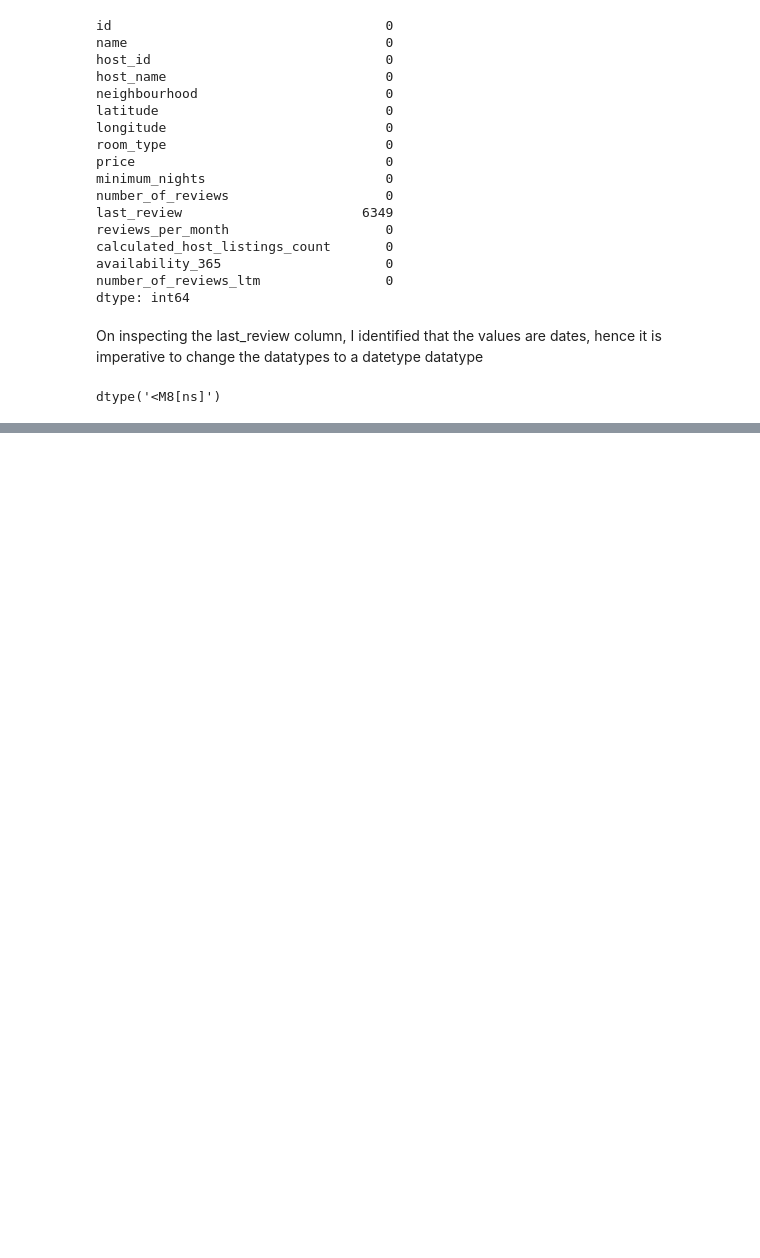
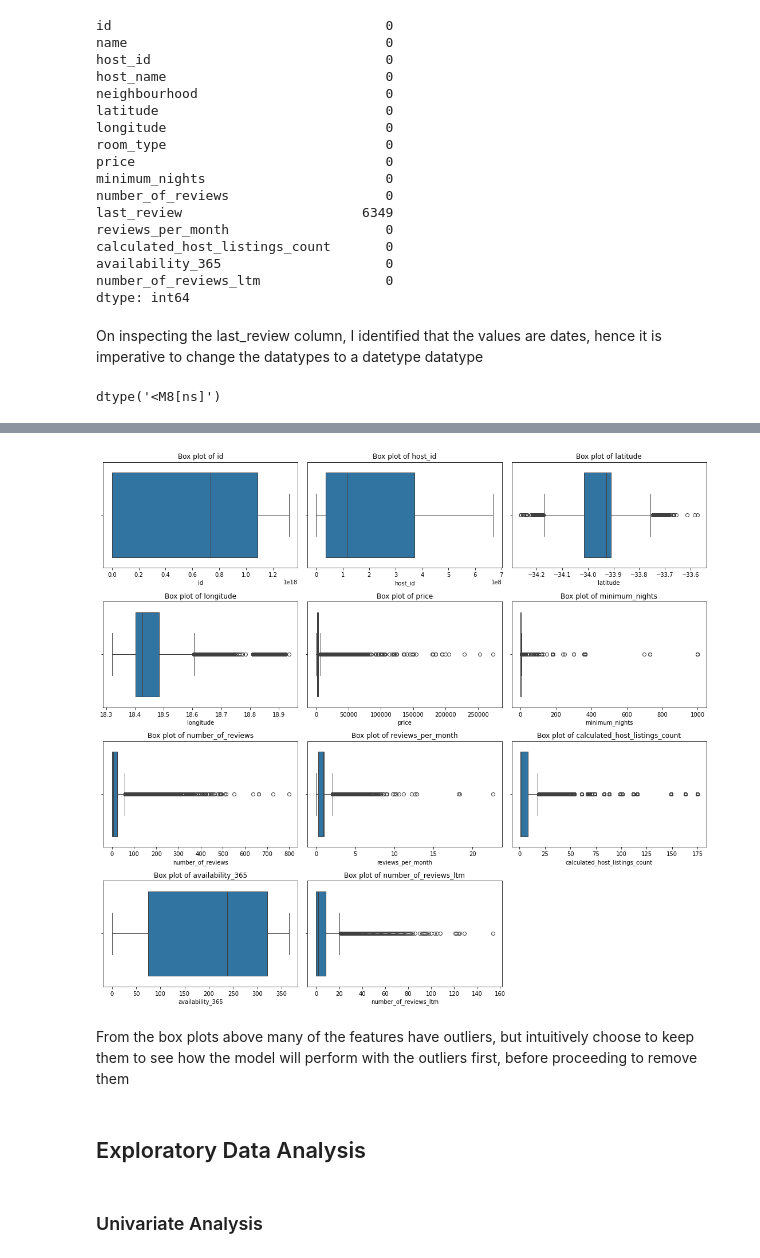
Before and after one commit to wambuiGicheha/Airbnb, a Jupyter notebook: index.ipynb, the cells around one changed output, grey strips where cells are left out. Drawn from its saved outputs; the diff is of its cells as text; code cells hidden in the pictures; blank space fills up the shorter version.

Commit message:
univariate analysis

```diff
--- a/index.ipynb
+++ b/index.ipynb
@@ -189,0 +218,3 @@ houses.head(3)
+# %%
+mode_date = houses['last_review'].mode()
+houses['last_review'].fillna(mode_date, inplace=True)
@@ -189,0 +244,24 @@ houses.head(3)
+# %%
+#check for outliers
+import matplotlib.pyplot as plt
+import seaborn as sns
+
+# Set the size of the plots
+plt.figure(figsize=(15, 20))
+
+# Loop through each numerical column and create a box plot
+for i, column in enumerate(houses.select_dtypes(include=['float64', 'int64']).columns, 1):
+    plt.subplot(len(houses.columns) // 3 + 1, 3, i)
+    sns.boxplot(x=houses[column])
+    plt.title(f'Box plot of {column}')
+    plt.tight_layout()
+
+plt.show()
+# %% [output]
+[figure, added]
+# %% [markdown]
+From the box plots above many of the features have outliers, but intuitively choose to keep them to see how the model will perform with the outliers first, before proceeding to remove them
+# %% [markdown]
+## Exploratory Data Analysis
+# %% [markdown]
+### Univariate Analysis
```
Also changed, not shown: parts of 20 cells of this notebook.
